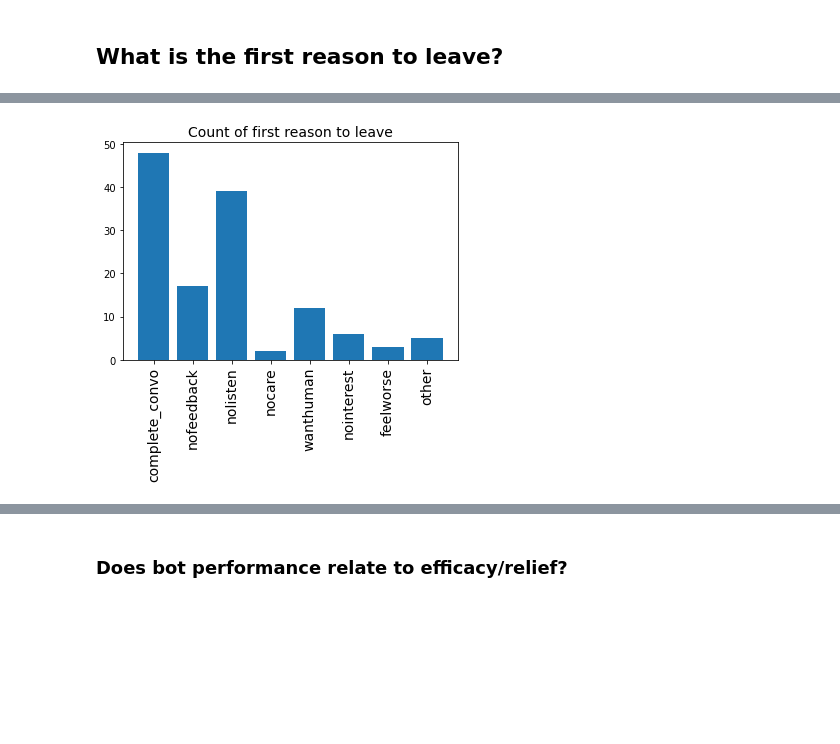
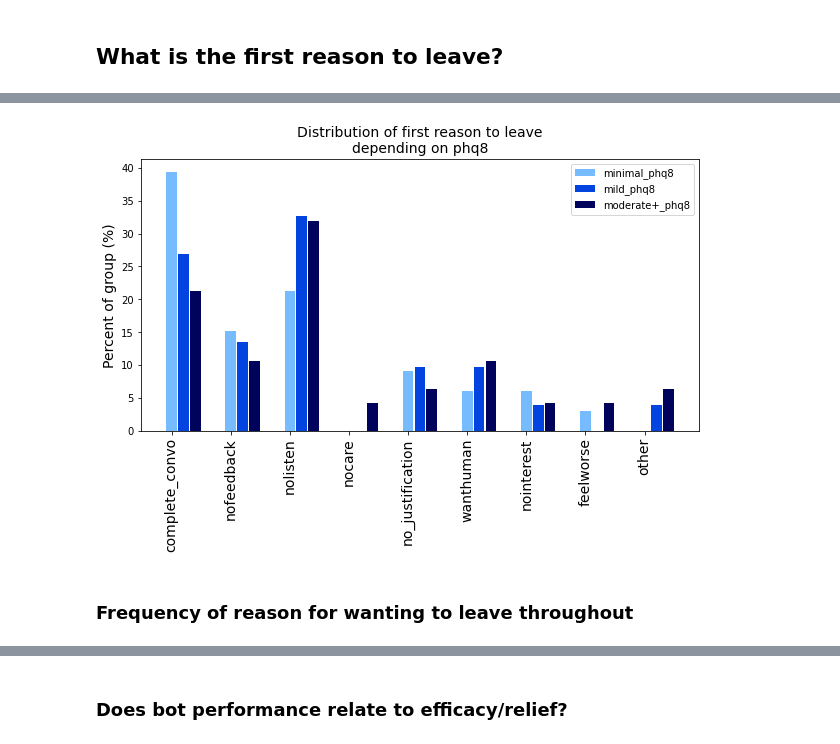
Before and after one commit to odemasi/therapybot_limitations, a Jupyter notebook: Therapybot_plots_v1.ipynb, the cells around one changed output, grey strips where cells are left out. Drawn from its saved outputs; the diff is of its cells as text; code cells hidden in the pictures; blank space fills up the shorter version.

```diff
--- a/Therapybot_plots_v1.ipynb
+++ b/Therapybot_plots_v1.ipynb
@@ -588,0 +762,12 @@ plt.show()
+# %%
+for i, phq8_bucket in enumerate(phq8_buckets):
+    c = phq8_colors[i]
+    df = phq8_dfs[phq8_bucket]
+    plt.boxplot(df['left_after'], positions = [i], showfliers=False, notch=True, patch_artist=True, boxprops=dict(facecolor=c, color=c))
+    plt.plot(np.NaN, 'o', color=c, label=phq8_bucket)
+
+plt.ylabel('When user first wanted to leave', fontsize=14)
+# plt.xlabel('Strategy', fontsize=14)
+plt.xticks(np.arange(len(phq8_buckets)), phq8_buckets, fontsize=14)
+plt.legend()
+plt.show()
@@ -608,0 +802,17 @@ plt.show()
+# %%
+
+
+fig, ax = plt.subplots(figsize=(10,5))
+
+reasons = [x[0] for x in Counter(participant_df['why_first_leave']).items()]
+
+for i, outcome in enumerate(['mood_worsened', 'mood_unchanged', 'mood_improved']):
+    c = Counter(participant_df[participant_df[outcome]]['why_first_leave'])
+    counts = [c[x] for x in reasons]
+    plt.bar(np.arange(len(reasons))+i*.2, counts/np.sum(counts)*100., width=.18, color=mood_change_colors[i], label=outcome)
+
+plt.xticks(range(len(reasons)), reasons, fontsize=14, rotation=90)
+plt.ylabel('Percent of group (%)', fontsize=14)
+plt.title('Distribution of first reason to leave\ndepending on mood change', fontsize=14)
+plt.legend()
+plt.show()
@@ -609,12 +829,19 @@ plt.show()
 # %%
+fig, ax = plt.subplots(figsize=(10,5))
 
-c = Counter(participant_df['why_first_leave'])
-reasons = [x[0] for x in c.items()]
-counts = [x[1] for x in c.items()]
+reasons = [x[0] for x in Counter(participant_df['why_first_leave']).items()]
 
-plt.bar(range(len(reasons)), counts)
+for i, phq8_bucket in enumerate(phq8_buckets):
+    c = Counter(phq8_dfs[phq8_bucket]['why_first_leave'])
+    counts = [c[x] for x in reasons]
+    plt.bar(np.arange(len(reasons))+i*.2, counts/np.sum(counts)*100., width=.18, color=phq8_colors[i], label=phq8_bucket)
+
 plt.xticks(range(len(reasons)), reasons, fontsize=14, rotation=90)
-plt.title('Count of first reason to leave', fontsize=14)
+plt.ylabel('Percent of group (%)', fontsize=14)
+plt.title('Distribution of first reason to leave\ndepending on phq8', fontsize=14)
+plt.legend()
 plt.show()
 # %% [output]
-[figure, old version]
+[figure, new version]
+# %% [markdown]
+### Frequency of reason for wanting to leave throughout
```
Also changed, not shown: parts of 96 cells of this notebook.
